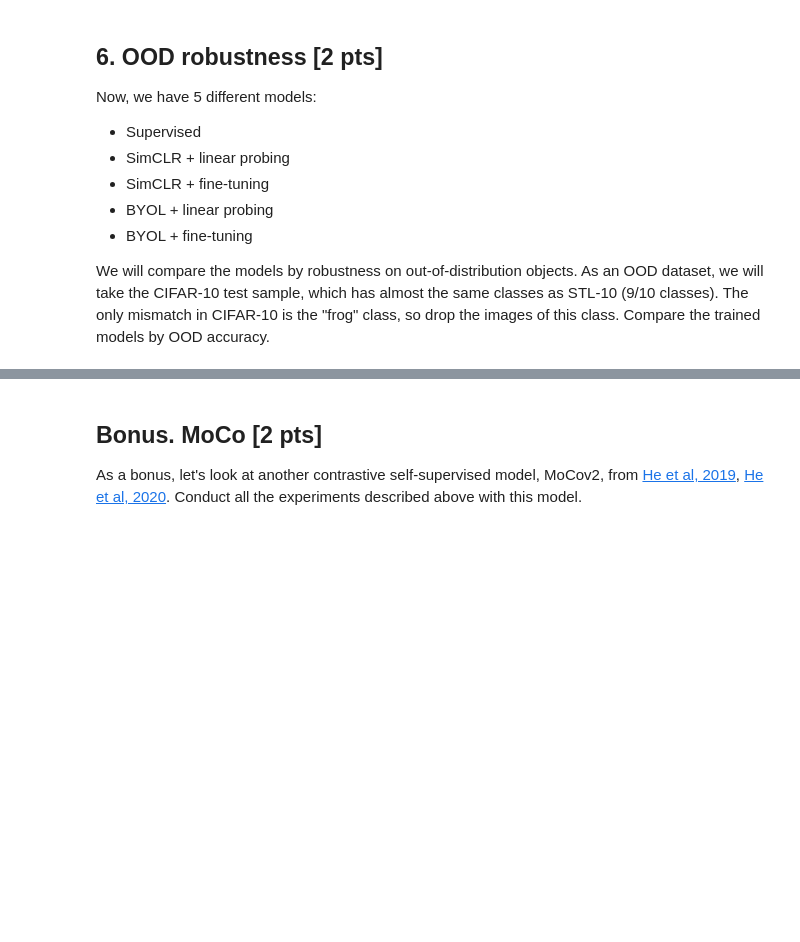
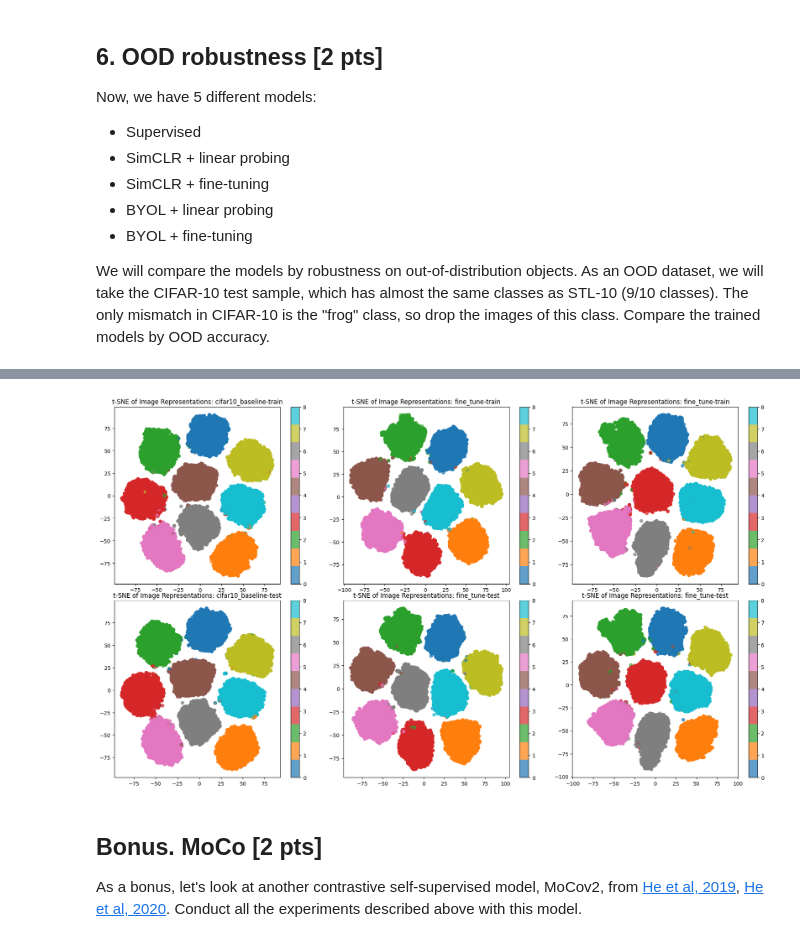
Before and after one commit to MakArtKar/constrastive_learning_lsdl_hw3, a Jupyter notebook: notebooks/homework-week04.ipynb, the cells around one changed output, grey strips where cells are left out. Cells and saved outputs as stored; diff of their text form; code cells hidden in the pictures; blank space fills up the shorter version.

```diff
--- a/notebooks/homework-week04.ipynb
+++ b/notebooks/homework-week04.ipynb
@@ -146,5 +177,25 @@ Now, we have 5 different models:
 
 We will compare the models by robustness on out-of-distribution objects. As an OOD dataset, we will take the CIFAR-10 test sample, which has almost the same classes as STL-10 (9/10 classes).
 The only mismatch in CIFAR-10 is the "frog" class, so drop the images of this class. Compare the trained models by OOD accuracy.
+# %%
+fine_tuned_cifar10_runs = [
+    {
+        'exp_name': 'cifar10_baseline',
+        'ckpt_path': '../logs/report/runs/cifar10_baseline/checkpoints/epoch*.ckpt',
+    },
+    {
+        'exp_name': 'fine_tune',
+        'ckpt_path': '../logs/report/runs/fine_tune_sim_clr_cifar10/checkpoints/epoch*.ckpt',
+        'overrides': ['model=stl10', 'data=cifar10', 'num_classes=9', 'pretrained_experiment=sim_clr_gpu_transforms']
+    },
+    {
+        'exp_name': 'fine_tune',
+        'ckpt_path': '../logs/report/runs/fine_tune_byol_cifar10/checkpoints/epoch*.ckpt',
+        'overrides': ['model=stl10', 'data=cifar10', 'num_classes=9', 'pretrained_experiment=byol'],
+    },
+]
+# %%
+cifar10_data = prepare_datamodule('cifar10_baseline', 'cifar10')
 # %%
-# YOUR SOLUTION HERE (⊃｡•́‿•̀｡)⊃━✿✿✿✿✿✿
+tsne(cifar10_data, fine_tuned_cifar10_runs)
+# %% [output]
@@ -151,3 +205,4 @@ The only mismatch in CIFAR-10 is the "frog" class, so drop the images of this cl
+[figure, added]
 # %% [markdown]
 ## Bonus. MoCo [2 pts]
 
```
Also changed, not shown: parts of 10 cells of this notebook, 3 other files.
